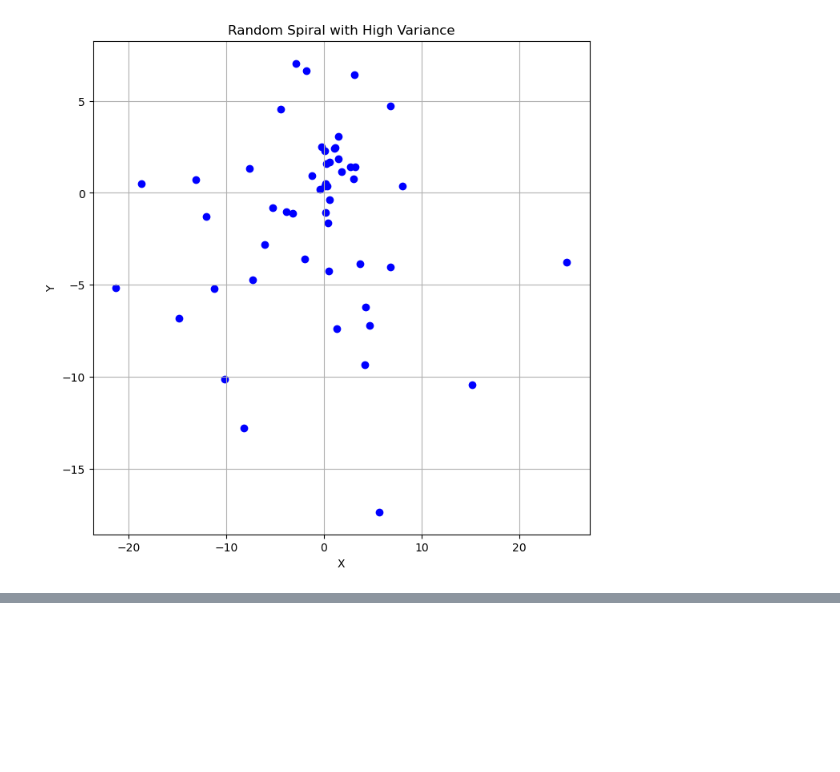
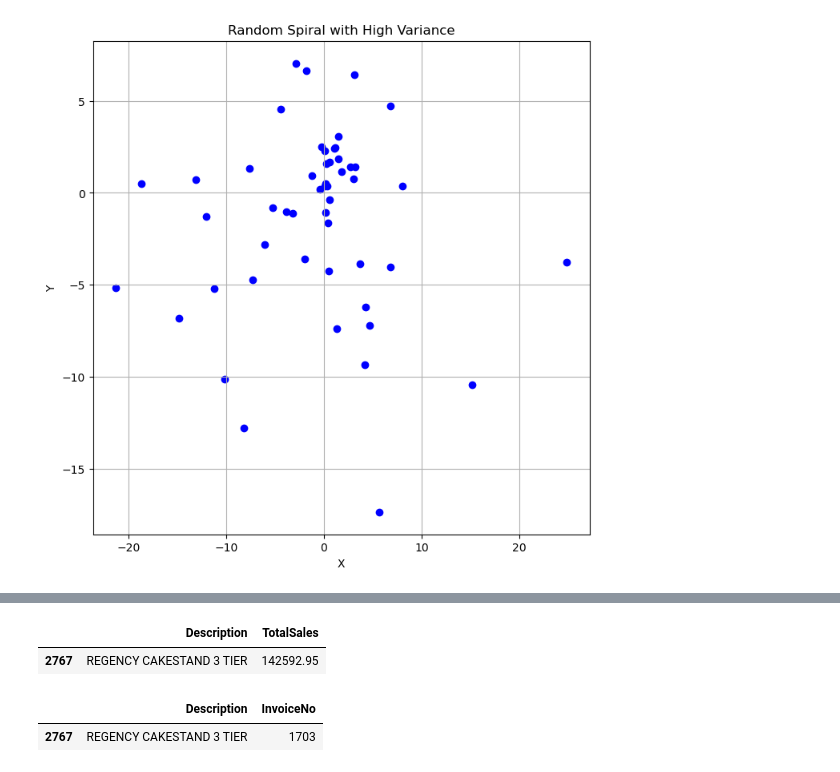
Before and after one commit to bahategar/Online-retail, a Jupyter notebook: Market-basket-analysis.ipynb, the cells around one changed output, grey strips where cells are left out. Saved outputs shown, nothing was run; the diff lists cells and outputs as text; code cells hidden in the pictures; blank space fills up the shorter version.

```diff
--- a/Market-basket-analysis.ipynb
+++ b/Market-basket-analysis.ipynb
@@ -550,0 +556,12 @@ plt.show()
+# %%
+group_product = example.groupby('Description').agg({'TotalSales': 'sum'}).reset_index()
+group_product[group_product['Description'] == 'REGENCY CAKESTAND 3 TIER']
+# %% [output]
+|  | Description | TotalSales |
+| 2767 | REGENCY CAKESTAND 3 TIER | 142592.95 |
+# %%
+group_product_freq = example.groupby('Description').agg({'InvoiceNo': pd.Series.nunique}).reset_index()
+group_product_freq[group_product_freq['Description'] == 'REGENCY CAKESTAND 3 TIER']
+# %% [output]
+|  | Description | InvoiceNo |
+| 2767 | REGENCY CAKESTAND 3 TIER | 1703 |
```
Also changed, not shown: parts of 16 cells of this notebook, 15 other files.
